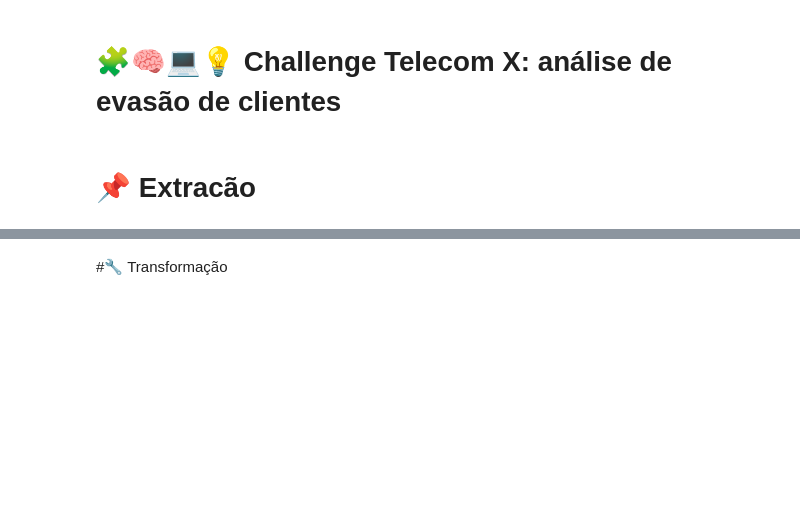
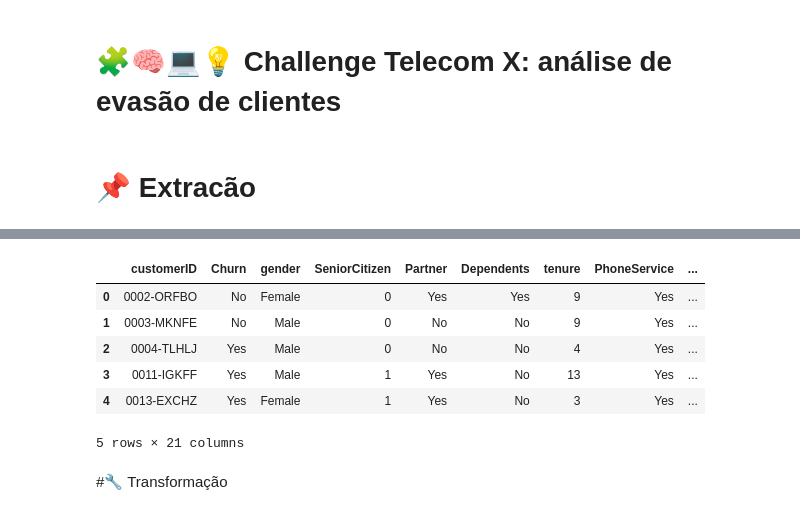
Before and after one commit to rodrigosergiosilva/challenge-telecom-x, a Jupyter notebook: TelecomX_BR.ipynb, the cells around one changed output, grey strips where cells are left out. Saved outputs shown, nothing was run; the diff lists cells and outputs as text; code cells hidden in the pictures; blank space fills up the shorter version.

Commit message:
Extração (E - Extract) - Extração dos Dados

```diff
--- a/TelecomX_BR.ipynb
+++ b/TelecomX_BR.ipynb
@@ -6,0 +8,9 @@
+# %%
+# Define a URL onde está localizado o arquivo JSON com os dados da TelecomX
+url = 'https://raw.githubusercontent.com/alura-cursos/challenge2-data-science/refs/heads/main/TelecomX_Data.json'
+
+# Lê o arquivo JSON a partir da URL e armazena o conteúdo em um DataFrame
+df_dados = pd.read_json(url)
+
+# Exibe as primeiras linhas do DataFrame (com estrutura aninhada)
+df_dados.head()
@@ -7,3 +24,29 @@
+# %%
+# Normaliza a coluna 'customer', transformando os dados aninhados em um DataFrame plano
+df_customer = pd.json_normalize(df_dados['customer'])
+
+# Normaliza a coluna 'phone', transformando os dados aninhados em um DataFrame plano
+df_phone = pd.json_normalize(df_dados['phone'])
+
+# Normaliza a coluna 'internet', transformando os dados aninhados em um DataFrame plano
+df_internet = pd.json_normalize(df_dados['internet'])
+
+# Normaliza a coluna 'account', transformando os dados aninhados em um DataFrame plano
+df_account = pd.json_normalize(df_dados['account'])
+
+# Concatena os DataFrames normalizados com as colunas 'customerID' e 'Churn' em um único DataFrame
+df_dados_normalizados = pd.concat([df_dados['customerID'],df_dados['Churn'],df_customer, df_phone, df_internet, df_account], axis=1)
+
+# Exibe as primeiras linhas do DataFrame com todos os dados normalizados
+df_dados_normalizados.head()
+# %% [output]
+|  | customerID | Churn | gender | SeniorCitizen | Partner | Dependents | tenure | PhoneService | ... |
+| 0 | 0002-ORFBO | No | Female | 0 | Yes | Yes | 9 | Yes | ... |
+| 1 | 0003-MKNFE | No | Male | 0 | No | No | 9 | Yes | ... |
+| 2 | 0004-TLHLJ | Yes | Male | 0 | No | No | 4 | Yes | ... |
+| 3 | 0011-IGKFF | Yes | Male | 1 | Yes | No | 13 | Yes | ... |
+| 4 | 0013-EXCHZ | Yes | Female | 1 | Yes | No | 3 | Yes | ... |
+5 rows × 21 columns
 # %% [markdown]
 #🔧 Transformação
 # %% [markdown]
```
Also changed, not shown: parts of 3 cells of this notebook.
